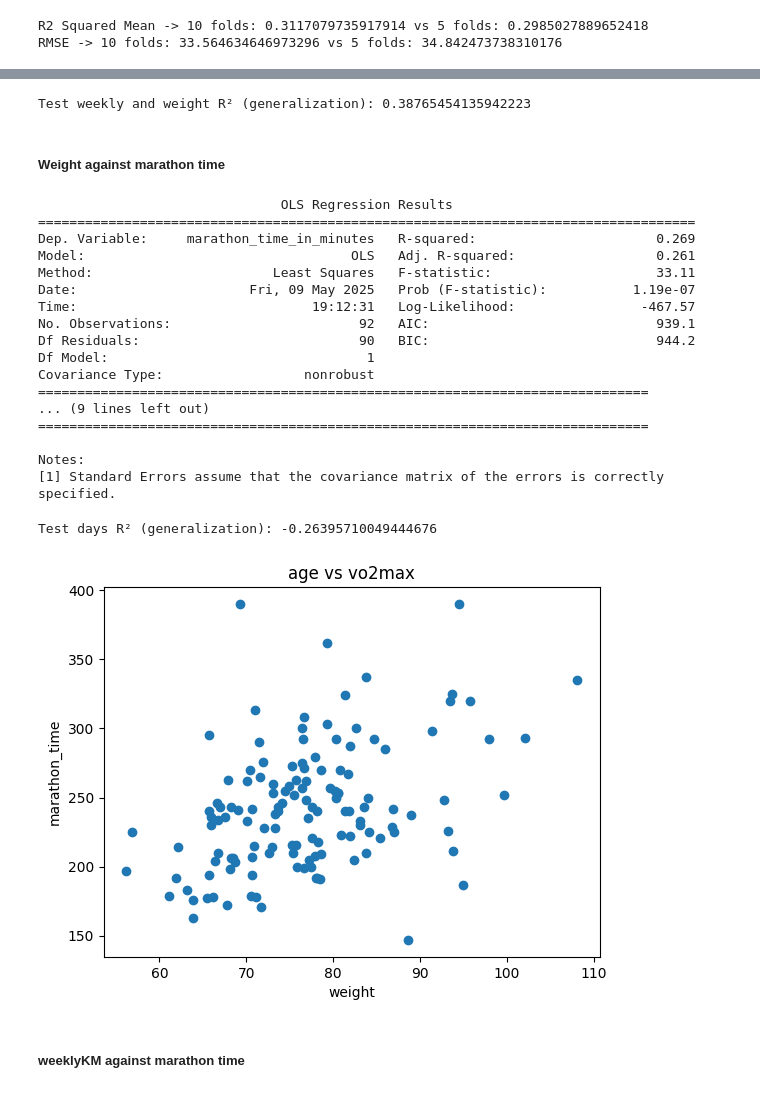
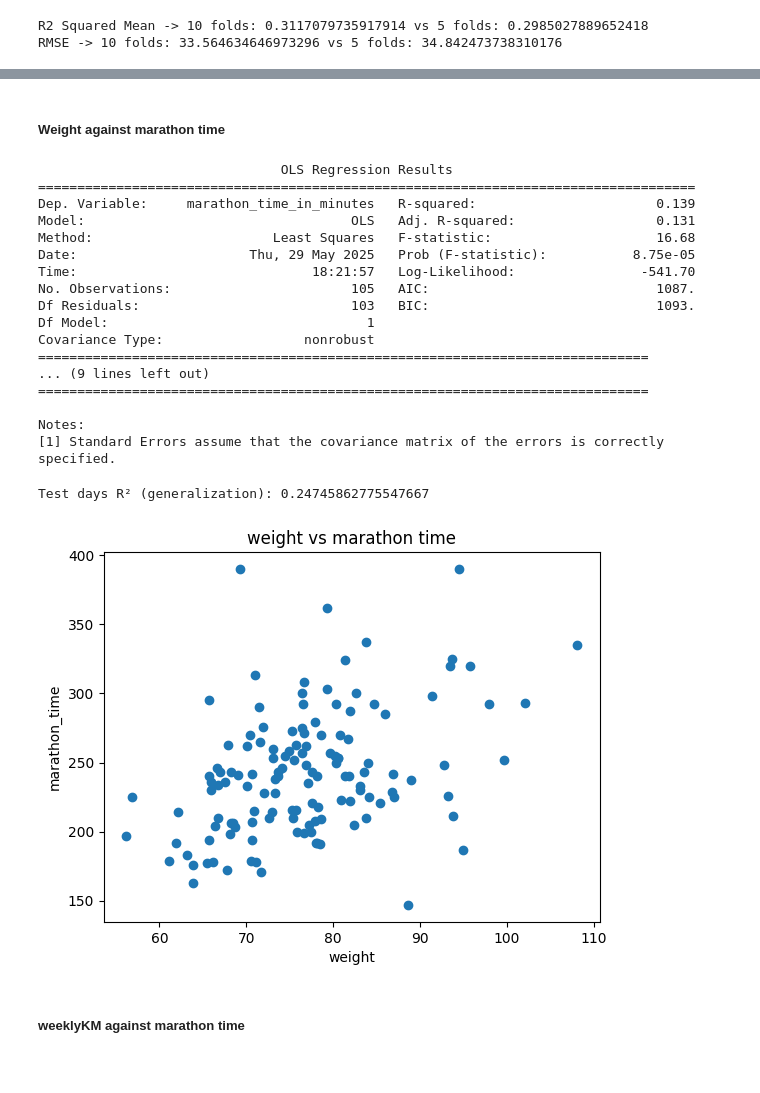
Before and after one commit to lambione/ML-running-thesis, a Jupyter notebook: linearRegression.ipynb, the cells around one changed output, grey strips where cells are left out. Cells and saved outputs as stored; diff of their text form; code cells hidden in the pictures.

```diff
--- a/linearRegression.ipynb
+++ b/linearRegression.ipynb
@@ -654,23 +703,22 @@ Notes:
-# %%
-pred_two = model_two.predict(test)
-print("Test weekly and weight R² (generalization):", r2_score(test["marathon_time_in_minutes"], pred_two))
-# %% [output]
-Test weekly and weight R² (generalization): 0.38765454135942223
 # %% [markdown]
 ##### __Weight against marathon time__
 # %%
-model_weight = smf.ols(f" marathon_time_in_minutes ~ weight ", data=train).fit()
+X = data[['marathon_time_in_minutes', 'weight']]
+
+X_train_weight, y_test_weight = train_test_split(X,test_size=0.2, random_state=42)
+
+model_weight = smf.ols(f" marathon_time_in_minutes ~ weight ", data=X_train_weight).fit()
 print(model_weight.summary())
 # %% [output]
                                OLS Regression Results
 ====================================================================================
-Dep. Variable:     marathon_time_in_minutes   R-squared:                       0.269
-Model:                                  OLS   Adj. R-squared:                  0.261
-Method:                       Least Squares   F-statistic:                     33.11
-Date:                      Fri, 09 May 2025   Prob (F-statistic):           1.19e-07
-Time:                              19:12:31   Log-Likelihood:                -467.57
-No. Observations:                        92   AIC:                             939.1
-Df Residuals:                            90   BIC:                             944.2
+Dep. Variable:     marathon_time_in_minutes   R-squared:                       0.139
+Model:                                  OLS   Adj. R-squared:                  0.131
+Method:                       Least Squares   F-statistic:                     16.68
+Date:                      Thu, 29 May 2025   Prob (F-statistic):           8.75e-05
+Time:                              18:21:57   Log-Likelihood:                -541.70
+No. Observations:                       105   AIC:                             1087.
+Df Residuals:                           103   BIC:                             1093.
 Df Model:                                 1
 Covariance Type:                  nonrobust
 ==============================================================================
@@ -680,18 +728,18 @@ Covariance Type:                  nonrobust
 Notes:
 [1] Standard Errors assume that the covariance matrix of the errors is correctly specified.
 # %%
-pred_weight = model_weight.predict(test)
-print("Test days R² (generalization):", r2_score(test["marathon_time_in_minutes"], pred_weight))
+pred_weight = model_weight.predict(y_test_weight)
+print("Test days R² (generalization):", r2_score(y_test_weight["marathon_time_in_minutes"], pred_weight))
 # %% [output]
-Test days R² (generalization): -0.26395710049444676
+Test days R² (generalization): 0.24745862775547667
 # %%
 plt.scatter(data['weight'], data['marathon_time_in_minutes'])
-plt.title('age vs vo2max')
+plt.title('weight vs marathon time')
 plt.xlabel('weight')
 plt.ylabel('marathon_time')
 plt.show()
 # %% [output]
-[figure, old version]
+[figure, new version]
 # %% [markdown]
 ##### __weeklyKM against marathon time__
 # %%
```
Also changed, not shown: parts of 93 cells of this notebook, 1 other file.
